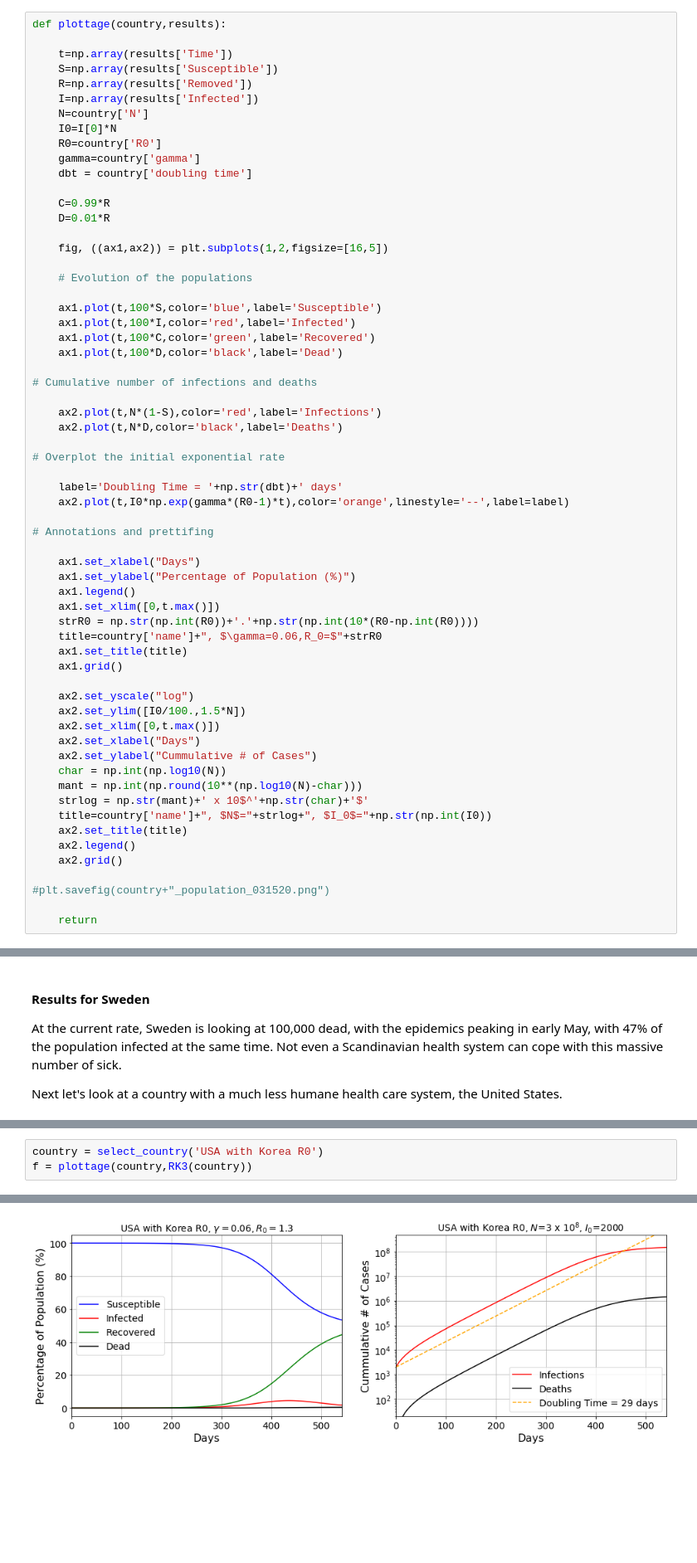
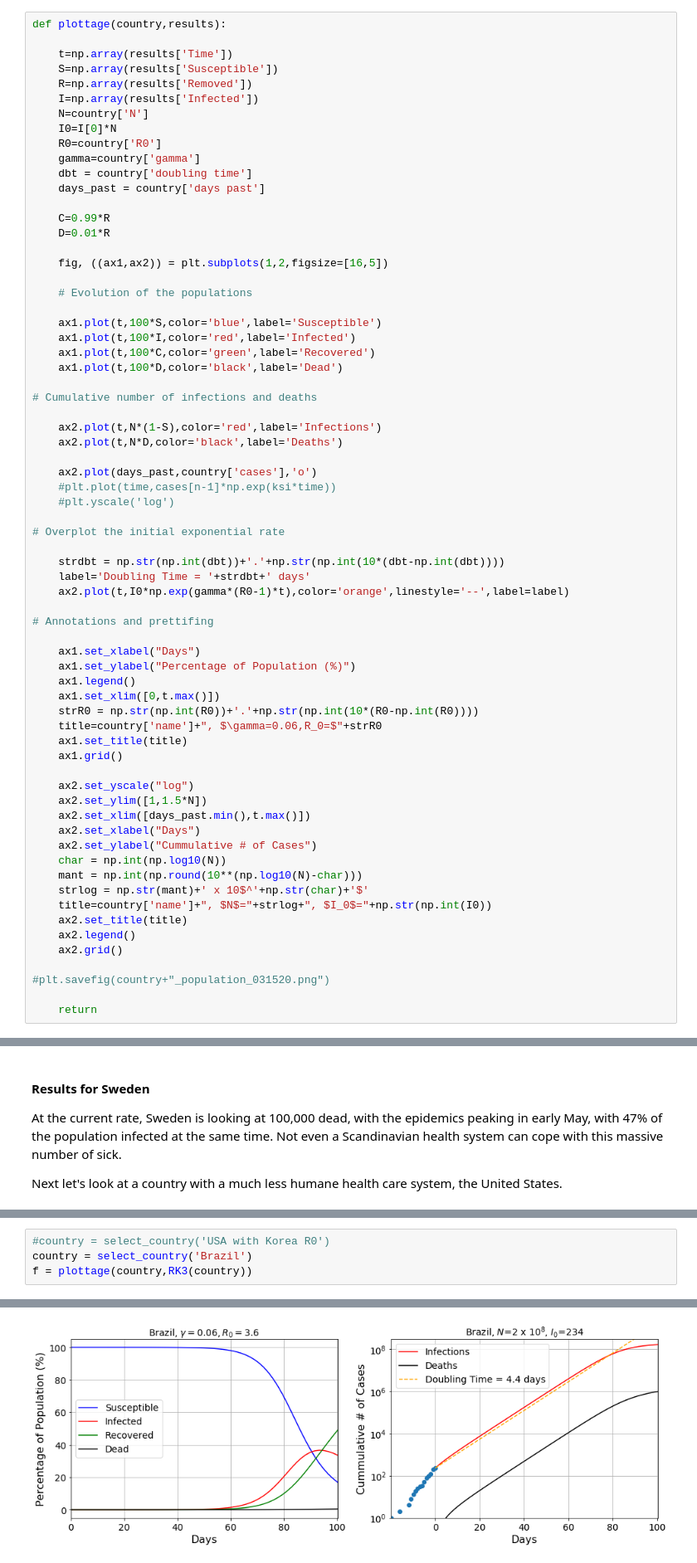
Before and after one commit to wlyra/covid19, a Jupyter notebook: covid19.ipynb, the cells around one changed output, grey strips where cells are left out. Shown at 83% size. Drawn from its saved outputs; the diff is of its cells as text; blank space fills up the shorter version.

Commit message:
Update with Brazil data.

```diff
--- a/covid19.ipynb
+++ b/covid19.ipynb
@@ -293,6 +336,7 @@ def plottage(country,results):
     R0=country['R0']
     gamma=country['gamma']
     dbt = country['doubling time']
+    days_past = country['days past']
 
     C=0.99*R
     D=0.01*R
@@ -311,9 +355,14 @@ def plottage(country,results):
     ax2.plot(t,N*(1-S),color='red',label='Infections')
     ax2.plot(t,N*D,color='black',label='Deaths')
 
+    ax2.plot(days_past,country['cases'],'o')
+    #plt.plot(time,cases[n-1]*np.exp(ksi*time))
+    #plt.yscale('log')
+
 # Overplot the initial exponential rate
 
-    label='Doubling Time = '+np.str(dbt)+' days'
+    strdbt = np.str(np.int(dbt))+'.'+np.str(np.int(10*(dbt-np.int(dbt))))
+    label='Doubling Time = '+strdbt+' days'
     ax2.plot(t,I0*np.exp(gamma*(R0-1)*t),color='orange',linestyle='--',label=label)
 
 # Annotations and prettifing
@@ -328,8 +377,8 @@ def plottage(country,results):
     ax1.grid()
 
     ax2.set_yscale("log")
-    ax2.set_ylim([I0/100.,1.5*N])
-    ax2.set_xlim([0,t.max()])
+    ax2.set_ylim([1,1.5*N])
+    ax2.set_xlim([days_past.min(),t.max()])
     ax2.set_xlabel("Days")
     ax2.set_ylabel("Cummulative # of Cases")
     char = np.int(np.log10(N))
@@ -472,4 +530,5 @@ In the US the infection is just starting (less than 0.0005% of the population cu
 # %%
-country = select_country('USA with Korea R0')
+#country = select_country('USA with Korea R0')
+country = select_country('Brazil')
 f = plottage(country,RK3(country))
 # %% [output]
@@ -489,4 +549,4 @@ Total number of deaths = 1435855
-[figure, old version]
+[figure, new version]
 # %% [markdown]
 #### Effect of social distancing in the USA
 
```
Also changed, not shown: parts of 10 cells of this notebook.
